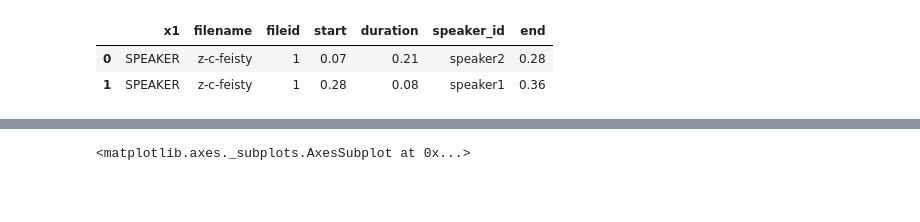
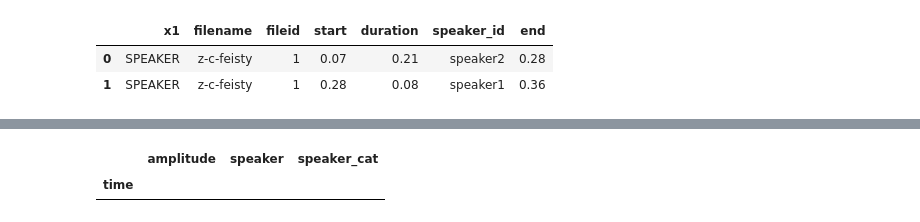
Before and after one commit to AntonBiryukovUofC/diurisation-pet-proj, a Jupyter notebook: notebooks/Visualisation-tests.ipynb, the cells around one changed output, grey strips where cells are left out. Drawn from its saved outputs; the diff is of its cells as text; code cells hidden in the pictures; blank space fills up the shorter version.

```diff
--- a/notebooks/Visualisation-tests.ipynb
+++ b/notebooks/Visualisation-tests.ipynb
@@ -43,30 +98,0 @@ nan
-# %%
-folder_output =os.path.splitext(fname)[0]
-os.makedirs(folder_output,exist_ok=True)
-fig,ax = plt.subplots(figsize=(27, 5),nrows=3,gridspec_kw = {'height_ratios':[2,1,1]})
-tmp.plot(ax=ax[1])
-sec=0
-dsec= 15
-line = ax[1].axvline(sec,c = 'k',linewidth=5)
-line_l = ax[1].axvline(sec-dsec*0.95,c = 'k',alpha=0.2,linewidth=5)
-line_r = ax[1].axvline(sec+dsec*0.95,c = 'k',alpha=0.2,linewidth=5)
-
-line_top_panel = ax[0].axvline(sec,c = 'k',linewidth=5)
-sub_tmp = tmp[(tmp.index>sec-dsec) & (tmp.index<sec+dsec)]
-n_frames = 10
-sec_per_frame = (df.index.max()+1) / n_frames
-ax[1].set_xlim([0,df.index.max()+1])
-
-for fr in np.arange(n_frames+1):
-    sec = np.round(fr * sec_per_frame)
-    sub_tmp = tmp[(tmp.index>sec-dsec) & (tmp.index<sec+dsec)]
-    sub_tmp.plot(ax=ax[0],c='orange')
-
-    line_top_panel = ax[0].axvline(sec,c = 'k',linewidth=5)
-    fig_name = os.path.join(folder_output,f'{sec}.png')
-    line.set_xdata([sec,sec])
-    line_l.set_xdata(sec-dsec*0.95)
-    line_r.set_xdata(sec+dsec*0.95)
-    fig.savefig(fig_name)
-    ax[0].clear()
-    print(sec)
@@ -90,4 +99,6 @@ f = tmp.plot(ax=ax)
-# %%
-ax.cl
-# %% [output]
-<matplotlib.axes._subplots.AxesSubplot at 0x...>
+# %%
+sub_tmp = tmp[(tmp.index>sec-dsec) & (tmp.index<sec+dsec)]
+sub_tmp
+# %% [output]
+|  | amplitude | speaker | speaker_cat |
+| time |  |  |  |
```
Also changed, not shown: parts of 10 cells of this notebook, 11 other files.
